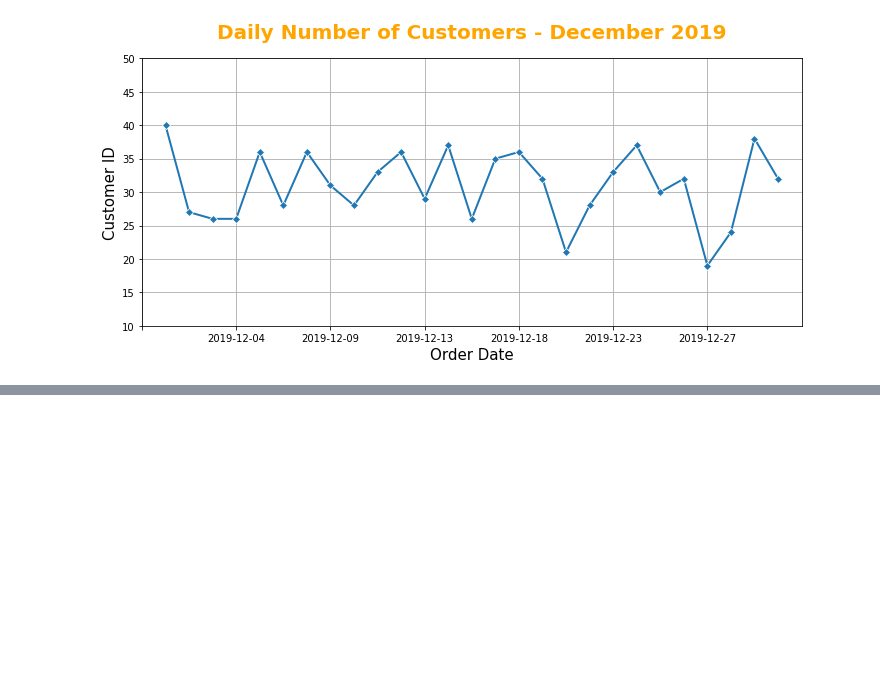
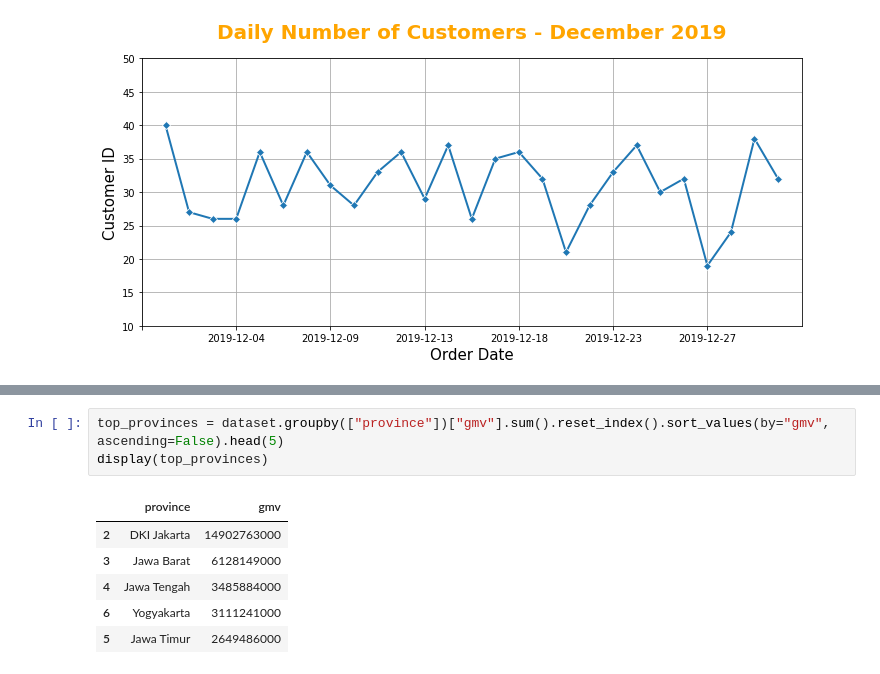
Before and after one commit to UsepSyaikalArifin/Application-File-PT-Bukit-Makmur-Mandiri-Utama-BUMA-, a Jupyter notebook: Kelas Fundamental/Data Visualization with Python Matplotlib for Beginner/Jupyter Notebook/main.ipynb, the cells around one changed output, grey strips where cells are left out. Cells and saved outputs as stored; diff of their text form; blank space fills up the shorter version.

```diff
--- a/Kelas Fundamental/Data Visualization with Python Matplotlib for Beginner/Jupyter Notebook/main.ipynb
+++ b/Kelas Fundamental/Data Visualization with Python Matplotlib for Beginner/Jupyter Notebook/main.ipynb
@@ -182,0 +201,10 @@ plt.show()
+# %%
+top_provinces = dataset.groupby(["province"])["gmv"].sum().reset_index().sort_values(by="gmv", ascending=False).head(5)
+display(top_provinces)
+# %% [output]
+|  | province | gmv |
+| 2 | DKI Jakarta | 14902763000 |
+| 3 | Jawa Barat | 6128149000 |
+| 4 | Jawa Tengah | 3485884000 |
+| 6 | Yogyakarta | 3111241000 |
+| 5 | Jawa Timur | 2649486000 |
```
Also changed, not shown: parts of 3 cells of this notebook.
